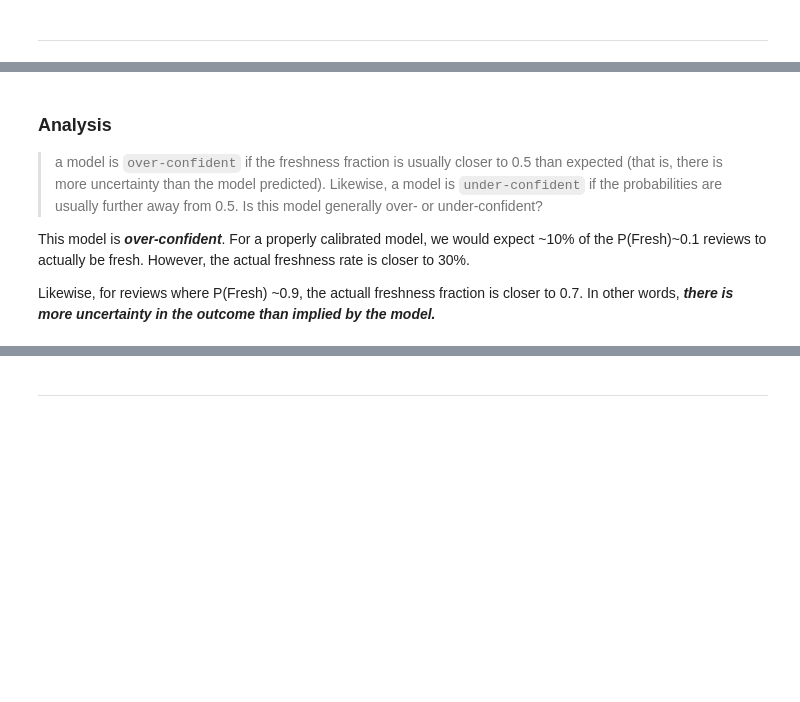
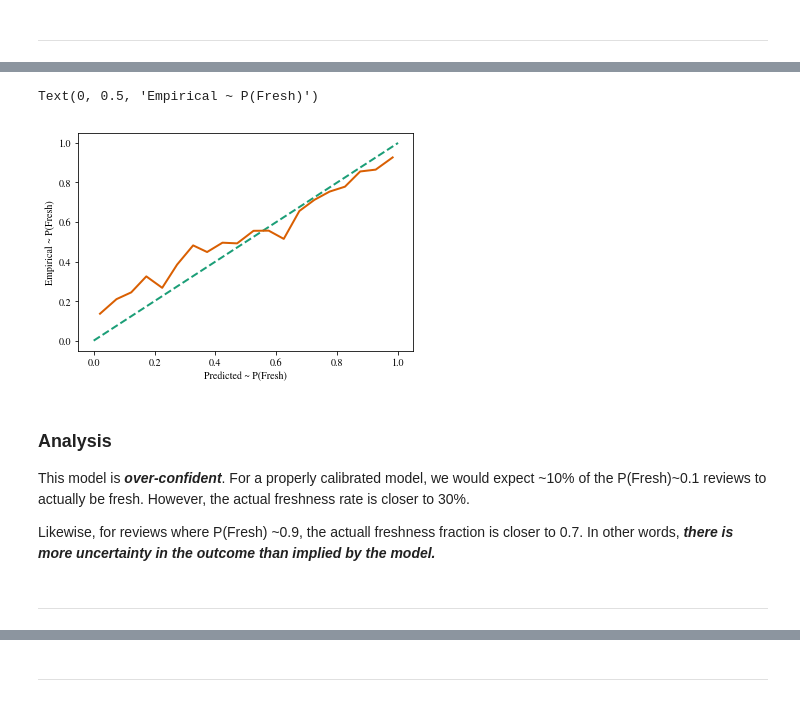
Before and after one commit to joaoDragado/dSc_roadmap, a Jupyter notebook: projects/SentimentAnalysis/ReviewswithNBayes_scikit.ipynb, the cells around one changed output, grey strips where cells are left out. Drawn from its saved outputs; the diff is of its cells as text; code cells hidden in the pictures; blank space fills up the shorter version.

Commit message:
Nbayes model concluded.

```diff
--- a/projects/SentimentAnalysis/HW3_user.ipynb
+++ b/projects/SentimentAnalysis/ReviewswithNBayes_scikit.ipynb
@@ -284,8 +234,28 @@ axes[1].set(xlabel="Predicted ~ P(Fresh)",
+# %%
+from sklearn.calibration import calibration_curve
+
+# the model's estimated probabilities
+probs = clf.predict_proba(xtest)[:,1]
+
+# outputs the observed / estimated for each bin
+p_true, p_pred = calibration_curve(ytest, probs, n_bins=20)
+
+# plot the y=x as reference of perfect model fit
+plt.plot(ytest, ytest, '--')
+
+# plot the calibration curve
+plt.plot(p_pred, p_true)
+
+plt.xlabel("Predicted ~ P(Fresh)")
+plt.ylabel("Empirical ~ P(Fresh)")
+# %% [output]
+Text(0, 0.5, 'Empirical ~ P(Fresh)')
+[figure, added]
 # %% [markdown]
 ### Analysis
-
-> a model is `over-confident` if the freshness fraction is usually closer to 0.5 than expected (that is, there is more uncertainty than the model predicted). Likewise, a model is `under-confident` if the probabilities are usually further away from 0.5. Is this model generally over- or under-confident?
 
 This model is ***over-confident***. For a properly calibrated model, we would expect ~10% of the P(Fresh)~0.1 reviews to actually be fresh. However, the actual freshness rate is closer to 30%.
 
 Likewise, for reviews where P(Fresh) ~0.9, the actuall freshness fraction is closer to 0.7. In other words, ***there is more uncertainty in the outcome than implied by the model.***
+# %% [markdown]
+---
```
Also changed, not shown: parts of 32 cells of this notebook, 1 other file.
